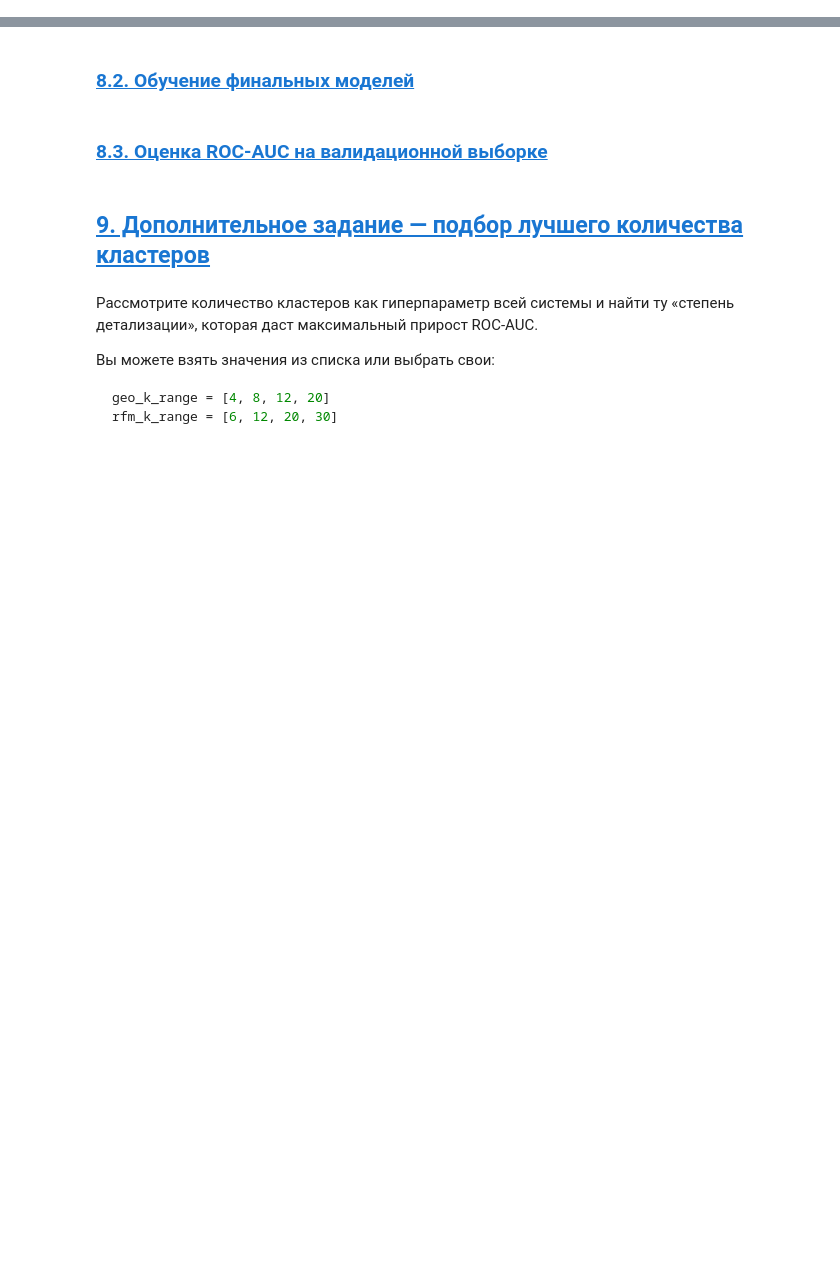
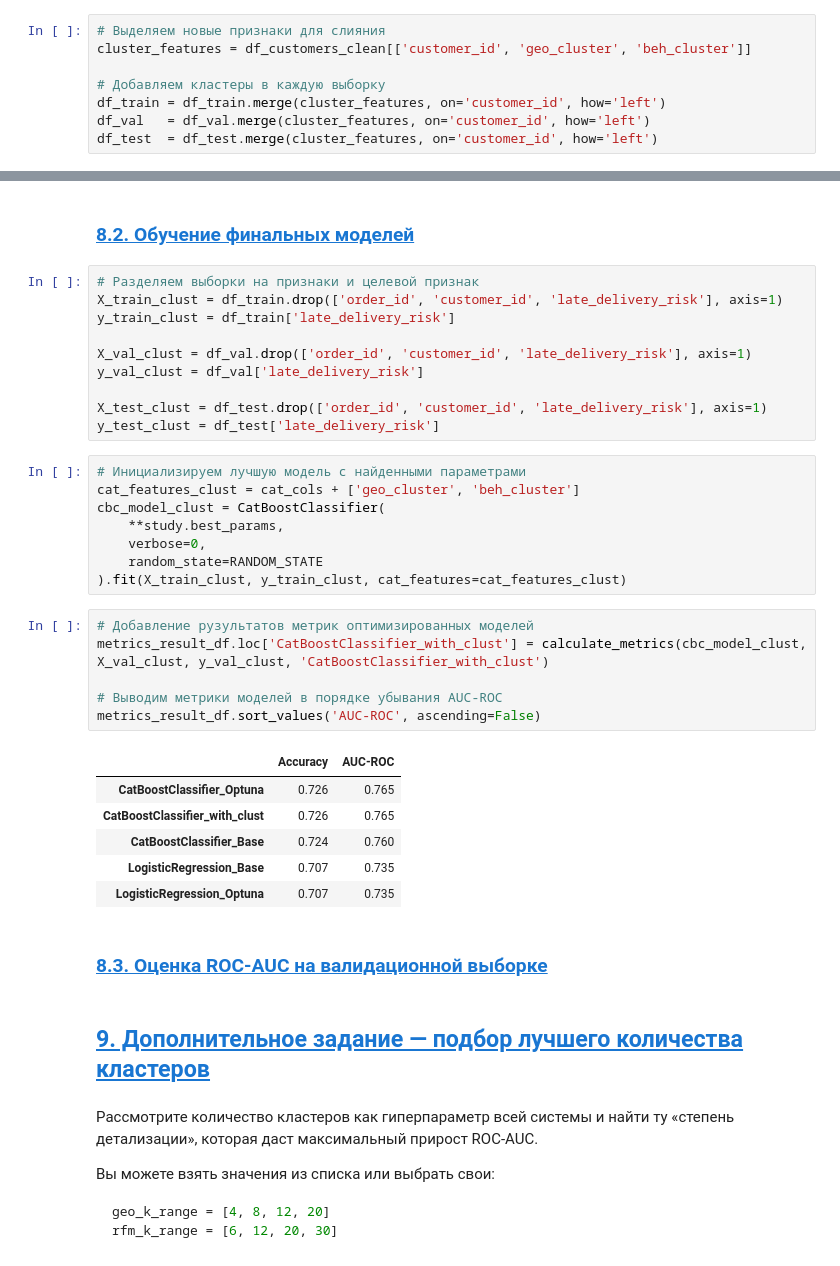
Before and after one commit to MEYakunin/Sprint18_Delivery_Delay_Prediction, a Jupyter notebook: Sprint18_Delivery_Delay_Prediction_Yakunin_Mikl.ipynb, the cells around one changed output, grey strips where cells are left out. Drawn from its saved outputs; the diff is of its cells as text; blank space fills up the shorter version.

```diff
--- a/Sprint18_Delivery_Delay_Prediction_Yakunin_Mikl.ipynb
+++ b/Sprint18_Delivery_Delay_Prediction_Yakunin_Mikl.ipynb
@@ -1339,0 +1372,8 @@ plt.show()
+# %%
+# Выделяем новые признаки для слияния
+cluster_features = df_customers_clean[['customer_id', 'geo_cluster', 'beh_cluster']]
+
+# Добавляем кластеры в каждую выборку
+df_train = df_train.merge(cluster_features, on='customer_id', how='left')
+df_val   = df_val.merge(cluster_features, on='customer_id', how='left')
+df_test  = df_test.merge(cluster_features, on='customer_id', how='left')
@@ -1340,5 +1409,36 @@ plt.show()
 # %% [markdown]
 ### [8.2. Обучение финальных моделей](#content)<a id="8_2"></a>
+# %%
+# Разделяем выборки на признаки и целевой признак
+X_train_clust = df_train.drop(['order_id', 'customer_id', 'late_delivery_risk'], axis=1)
+y_train_clust = df_train['late_delivery_risk']
+
+X_val_clust = df_val.drop(['order_id', 'customer_id', 'late_delivery_risk'], axis=1)
+y_val_clust = df_val['late_delivery_risk']
+
+X_test_clust = df_test.drop(['order_id', 'customer_id', 'late_delivery_risk'], axis=1)
+y_test_clust = df_test['late_delivery_risk']
+# %%
+# Инициализируем лучшую модель с найденными параметрами
+cat_features_clust = cat_cols + ['geo_cluster', 'beh_cluster']
+cbc_model_clust = CatBoostClassifier(
+    **study.best_params,
+    verbose=0,
+    random_state=RANDOM_STATE
+).fit(X_train_clust, y_train_clust, cat_features=cat_features_clust)
+# %%
+# Добавление рузультатов метрик оптимизированных моделей
+metrics_result_df.loc['CatBoostClassifier_with_clust'] = calculate_metrics(cbc_model_clust, X_val_clust, y_val_clust, 'CatBoostClassifier_with_clust')
+
+# Выводим метрики моделей в порядке убывания AUC-ROC
+metrics_result_df.sort_values('AUC-ROC', ascending=False)
+# %% [output]
+|  | Accuracy | AUC-ROC |
+| CatBoostClassifier_Optuna | 0.726 | 0.765 |
+| CatBoostClassifier_with_clust | 0.726 | 0.765 |
+| CatBoostClassifier_Base | 0.724 | 0.760 |
+| LogisticRegression_Base | 0.707 | 0.735 |
+| LogisticRegression_Optuna | 0.707 | 0.735 |
 # %% [markdown]
 ### [8.3. Оценка ROC-AUC на валидационной выборке](#content)<a id="8_3"></a>
 # %% [markdown]
```
Also changed, not shown: parts of 16 cells of this notebook, 4 other files.
